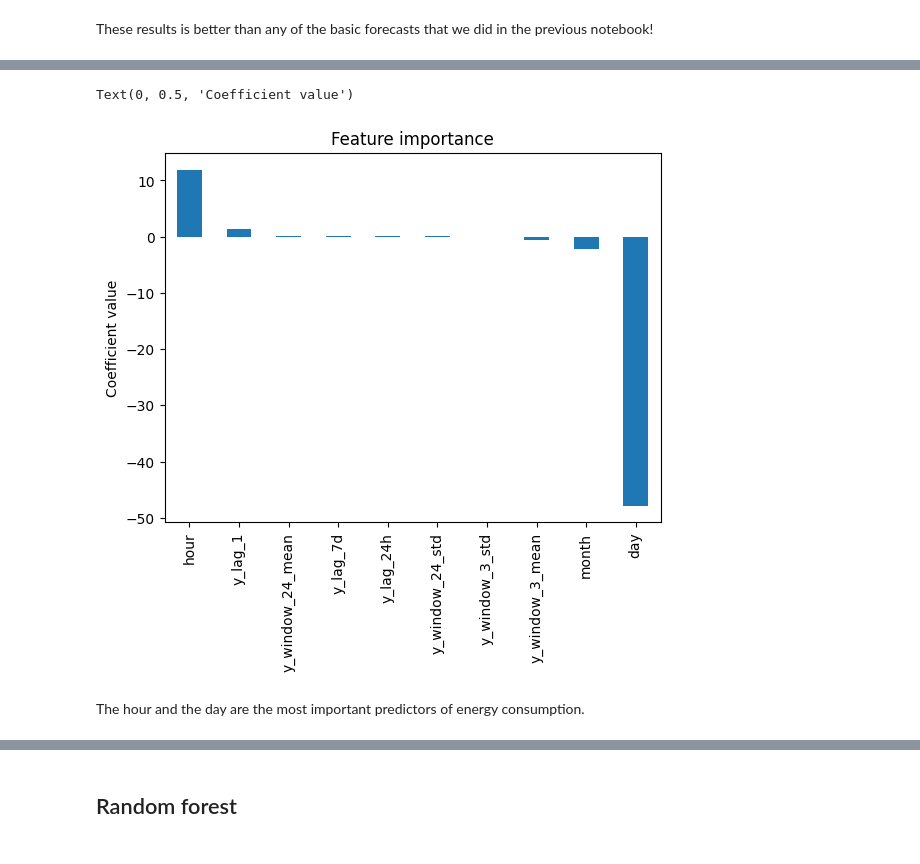
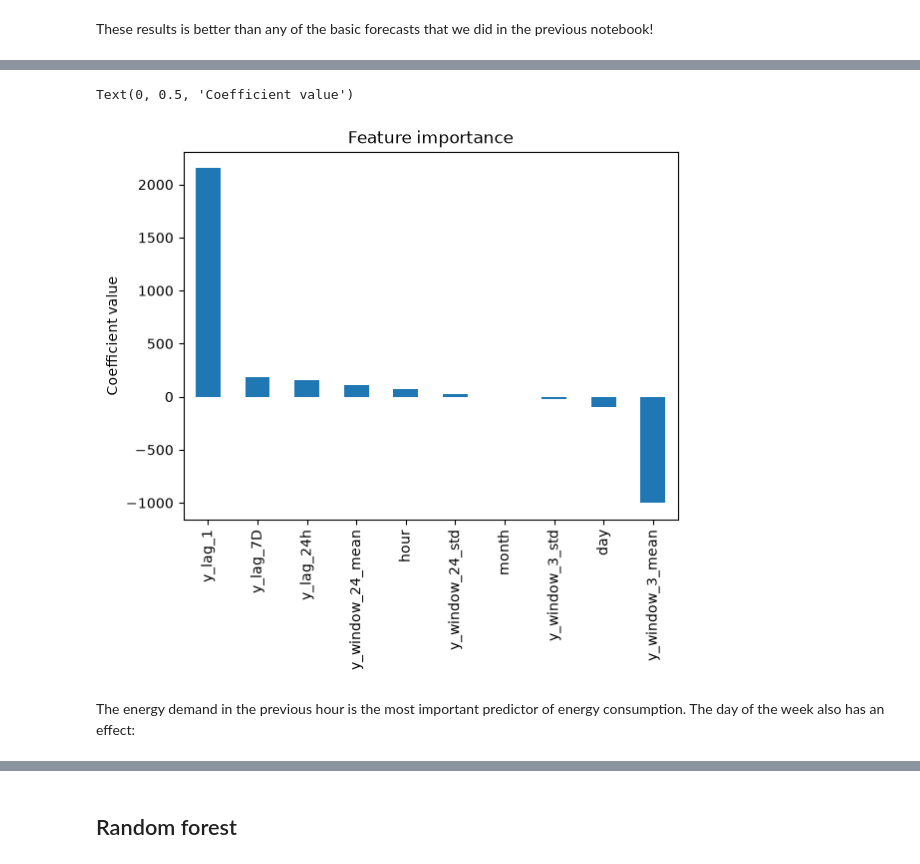
Before and after one commit to trainindata/forecasting-with-machine-learning, a Jupyter notebook: 01-forecasting-as-regression/04-single-step-forecasting-with-machine-learning.ipynb, the cells around one changed output, grey strips where cells are left out. Saved outputs shown, nothing was run; the diff lists cells and outputs as text; code cells hidden in the pictures.

```diff
--- a/01-forecasting-as-regression/04-single-step-forecasting-with-machine-learning.ipynb
+++ b/01-forecasting-as-regression/04-single-step-forecasting-with-machine-learning.ipynb
@@ -75,7 +77,7 @@ df[f"y_lag_1"] = df["demand"].shift(periods=1)
 freq = "24h"
 df[f"y_lag_{freq}"] = df["demand"].shift(freq=freq)
 
-freq = "7d"
+freq = "7D"
 df[f"y_lag_{freq}"] = df["demand"].shift(freq=freq)
 
 df.head()
@@ -147,7 +149,7 @@ df.head()
 We'll create date and time related features from the time series.
 # %%
 df["month"] = df.index.month
-df["day"] = df.index.dayofweek
+df["day"] = df.index.day_of_week
 df["hour"] = df.index.hour
 
 df.head()
@@ -162,7 +164,7 @@ df.head()
 # %% [markdown]
 ## Finalize tabularization
 # %%
-df.dropna(inplace=True)
+df = df.dropna()
 
 y = df["demand"]
 X = df.drop("demand", axis=1)
@@ -208,7 +210,8 @@ X_test  = X.loc[end_train:]
 y_train = y.loc[:end_train]
 y_test  = y.loc[end_train:]
 # %%
-lasso = Lasso(random_state=9)
+# Lasso is sensitive to the scale of the features, so we standardize them first
+lasso = make_pipeline(StandardScaler(), Lasso(random_state=9))
 
 lasso.fit(X_train, y_train)
 # %% [output]
@@ -258,18 +262,18 @@ ax.legend(bbox_to_anchor=(1.3, 1.0))
 # %%
 # We can also understand what is driving the predictions of this
 # lasso regression.
 
-importance = lasso.coef_
+importance = lasso[-1].coef_
 features = lasso.feature_names_in_
 
 pd.Series(importance, index=features).sort_values(ascending=False).plot.bar()
 plt.title("Feature importance")
 plt.ylabel("Coefficient value")
 # %% [output]
 Text(0, 0.5, 'Coefficient value')
-[figure, old version]
+[figure, new version]
 # %% [markdown]
-The hour and the day are the most important predictors of energy consumption.
+The energy demand in the previous hour is the most important predictor of energy consumption. The day of the week also has an effect:
 # %%
 y.groupby(X["day"]).mean().plot(figsize=(8,4))
 
```
Also changed, not shown: parts of 16 cells of this notebook, 3 other files.
